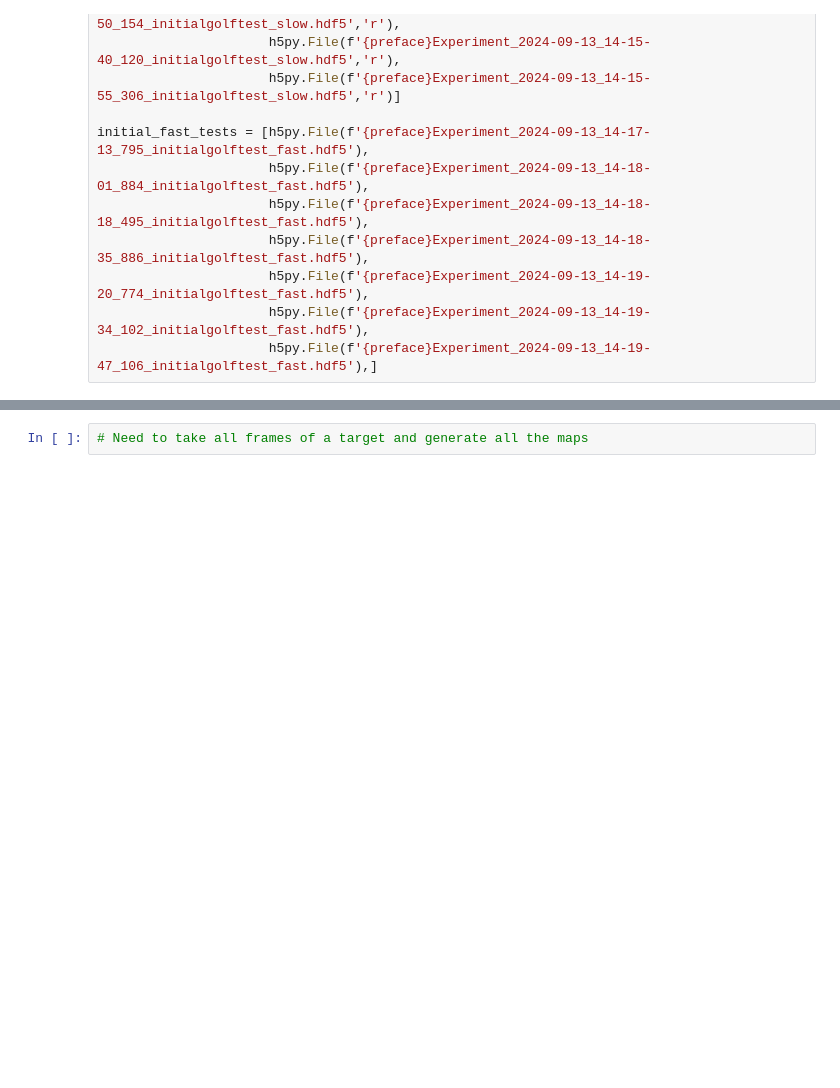
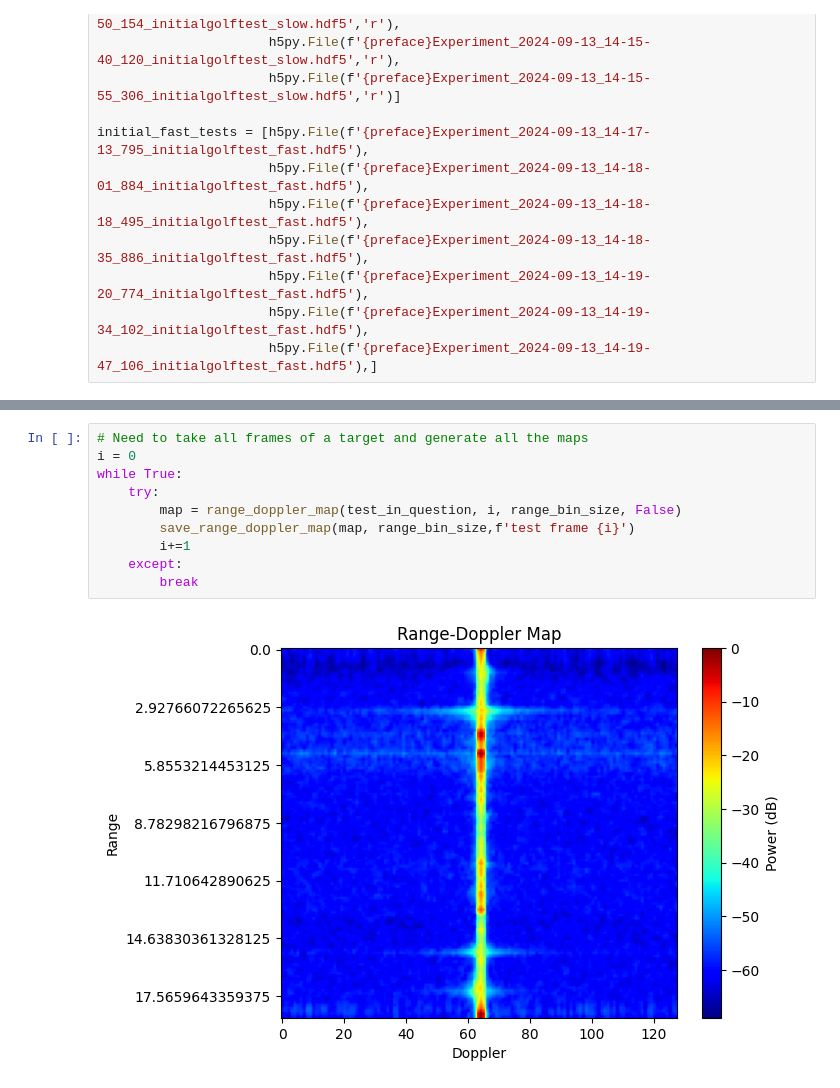
Before and after one commit to HarryPaniccc/4022S_code, a Jupyter notebook: golfball_finder.ipynb, the cells around one changed output, grey strips where cells are left out. Cells and saved outputs as stored; diff of their text form; blank space fills up the shorter version.

```diff
--- a/golfball_finder.ipynb
+++ b/golfball_finder.ipynb
@@ -47,2 +46,12 @@ range_doppler_data = range_doppler_map(test_in_question, '9', range_bin_size, Tr
 # %%
 # Need to take all frames of a target and generate all the maps
+i = 0
+while True:
+    try:
+        map = range_doppler_map(test_in_question, i, range_bin_size, False)
+        save_range_doppler_map(map, range_bin_size,f'test frame {i}')
+        i+=1
+    except:
+        break
+# %% [output]
+[figure, added]
```
Also changed, not shown: parts of 2 cells of this notebook, 1 other file.
